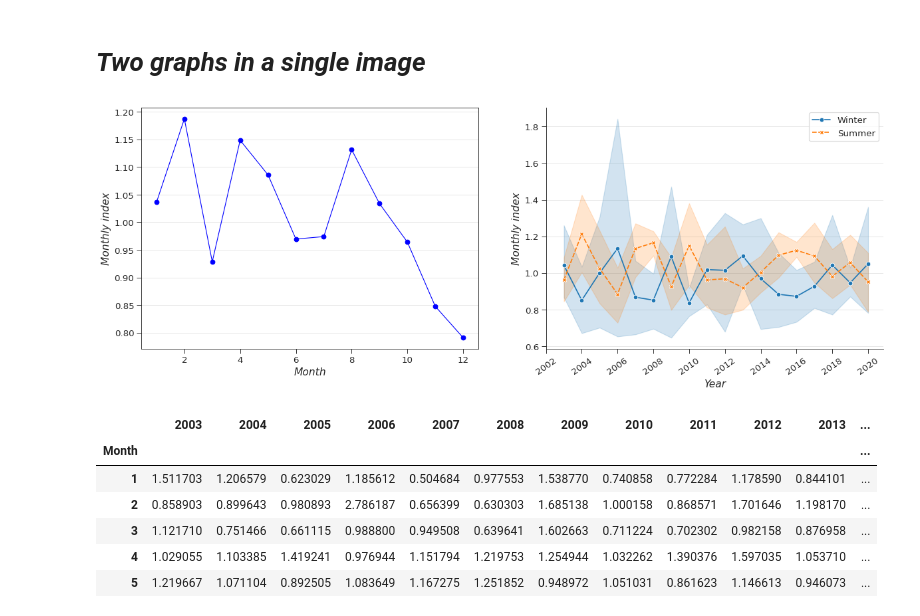
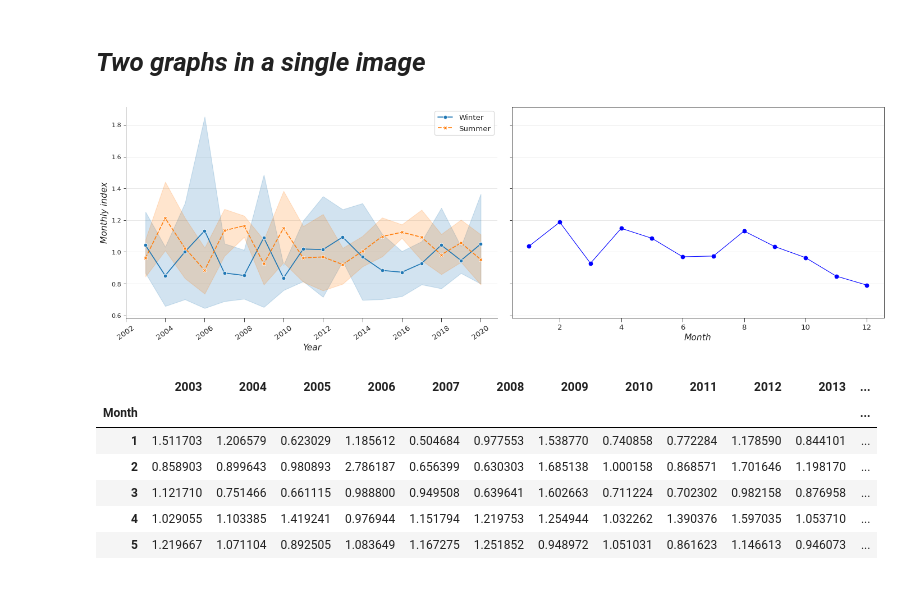
Before and after one commit to ADv0rnik/Data-analysis-for-JER, a Jupyter notebook: Monthly_index_calc.ipynb, the cells around one changed output. Cells and saved outputs as stored; diff of their text form; code cells hidden in the pictures; blank space fills up the shorter version.

```diff
--- a/Monthly_index_calc.ipynb
+++ b/Monthly_index_calc.ipynb
@@ -218,61 +218,52 @@ plt.savefig('/content/drive/MyDrive/Colab Notebooks/Data for JER/fig2.png')
 # %% [markdown]
 # *Two graphs in a single image*
 # %%
-
-
-fig, (ax1, ax2) = plt.subplots(1, 2, figsize = (18, 6), dpi = 80, )
+fig, (ax1, ax2) = plt.subplots(1, 2, figsize = (18, 6), dpi = 80, sharey='row')
 sns.lineplot(data = mi_fin,
              x = 'Year',
              y = 'w_i',
              hue = 'season',
              style = 'season',
-             markers = True)
-sns.despine(ax=ax2, top=True, right=True)
-ax2.set_xticks(np.arange(2002, 2022, 2))
-ax2.tick_params(axis = 'x',
+             markers = True,
+             ax=ax1)
+sns.despine(ax=ax1, top=True, right=True)
+ax1.set_xticks(np.arange(2002, 2022, 2))
+ax1.tick_params(axis = 'x',
                 direction='out',
                 labelsize = 12,
                 length = 6,
                 rotation = 35)
-ax2.tick_params(axis = 'y',
-                direction='out',
-                labelsize = 12,
-                length = 6)
-ax2.set_ylabel('Monthly index',
+ax1.set_ylabel('Monthly index',
                fontsize = 14,
                fontstyle='oblique',
                fontweight = 'medium')
-ax2.set_xlabel('Year',
+ax1.set_xlabel('Year',
                fontsize = 14,
                fontstyle='oblique',
                fontweight = 'medium')
-plt.legend(labels=["Winter","Summer"], fontsize = 'large', loc = 1)
-ax2.grid(axis='y', alpha = 0.5)
-
+ax1.legend(labels=["Winter","Summer"], fontsize = 'large', loc = 1)
+ax1.grid(axis='y', alpha = 0.5)
 
 x = monthly_ind['Month']
 y = monthly_ind['Mean']
-ax1.plot(x, y,
+ax2.plot(x, y,
          color='blue',
          marker='o',
          linestyle='solid',
          linewidth=1,
          markersize = 6)
-ax1.tick_params(axis = 'both',
+ax2.tick_params(axis = 'x',
                 direction='out',
                 labelsize = 12,
                 length = 6)
-ax1.set_ylabel('Monthly index',
+ax2.set_xlabel('Month',
                fontsize = 14,
                fontstyle='oblique',
                fontweight = 'medium')
-ax1.set_xlabel('Month',
-               fontsize = 14,
-               fontstyle='oblique',
-               fontweight = 'medium')
-ax1.grid(axis='y',alpha=0.5)
+ax2.grid(axis='y',alpha=0.5)
+fig.tight_layout(pad=2.0)
 # %% [output]
-[figure, old version]
+[figure, new version]
 # %%
 def mi_calc(my_df, year):
   df_x = my_df[my_df['Year'] == year]
```
